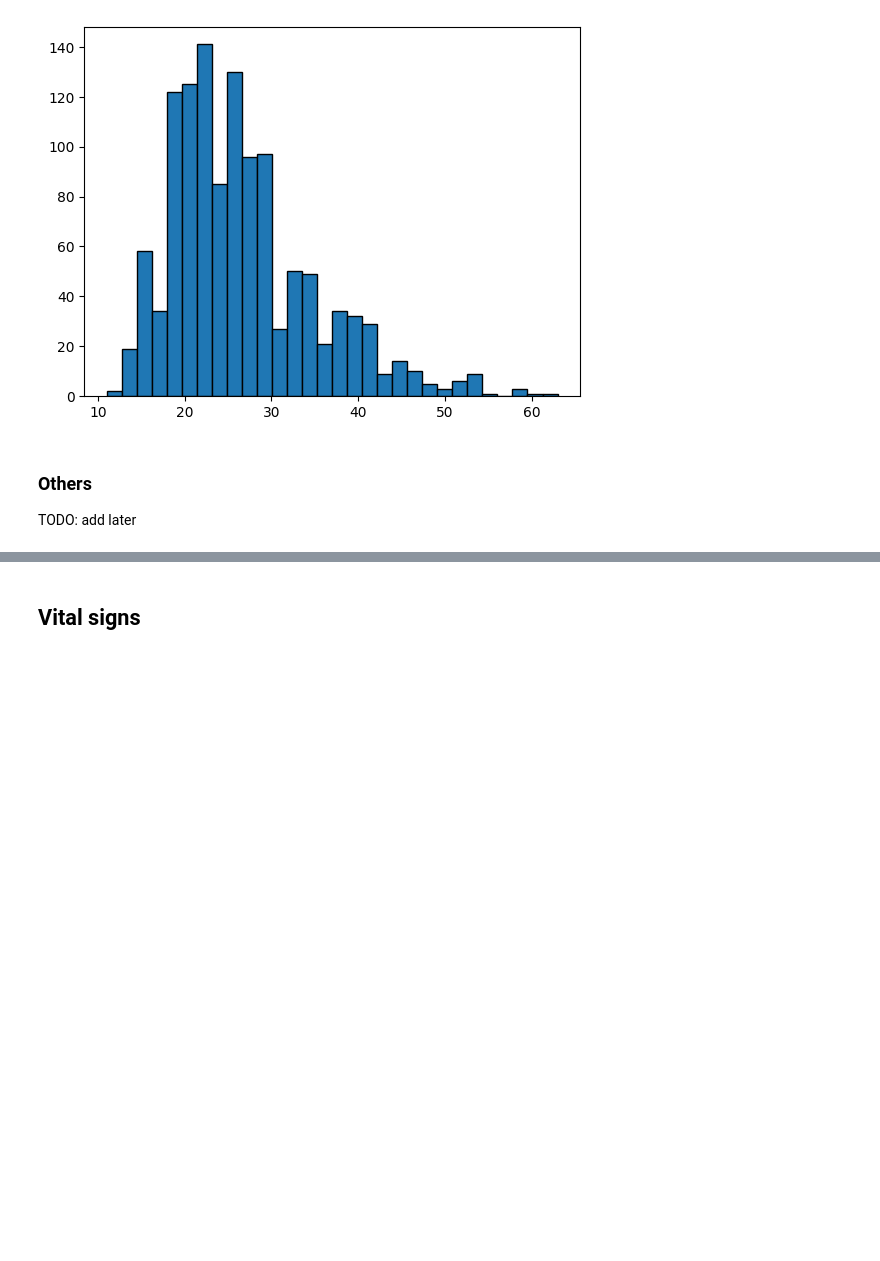
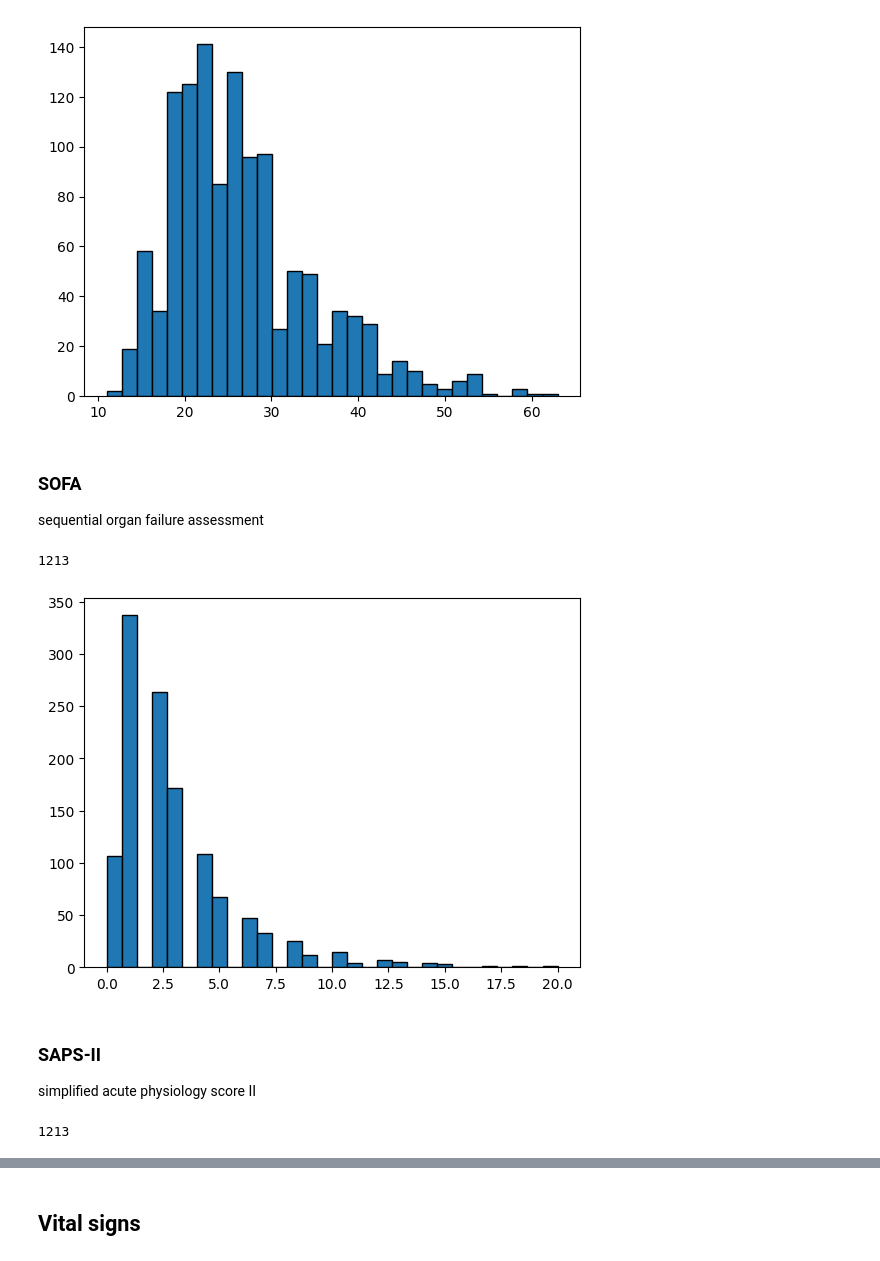
Before and after one commit to BuiHoangTu/hust.year2023.PredictingRiskDiabeticKetoacidosis-associatedKidneyInjury, a Jupyter notebook: data.ipynb, the cells around one changed output, grey strips where cells are left out. Cells and saved outputs as stored; diff of their text form; code cells hidden in the pictures; blank space fills up the shorter version.

Commit message:
learning_data add sofa, saps2

```diff
--- a/data.ipynb
+++ b/data.ipynb
@@ -522,6 +524,33 @@ plt.show()
 dfData24 = dfData23.merge(df, "left", "stay_id")
 # %% [output]
 [figure]
-# %% [markdown]
-### Others
-TODO: add later
+# %% [markdown]
+### SOFA
+sequential organ failure assessment
+# %%
+from variables_scoring_systems import getSofa
+
+
+df = getSofa()
+df.__len__()
+# %% [output]
+1213
+# %%
+from matplotlib import pyplot as plt
+
+plt.hist(df["sofa"], bins=30, edgecolor="black")
+plt.show()
+dfData24_b = dfData24.merge(df, "left", "stay_id")
+# %% [output]
+[figure, added]
+# %% [markdown]
+### SAPS-II
+simplified acute physiology score II
+# %%
+from variables_scoring_systems import getSaps2
+
+
+df = getSaps2()
+df.__len__()
+# %% [output]
+1213
```
Also changed, not shown: parts of 7 cells of this notebook.
